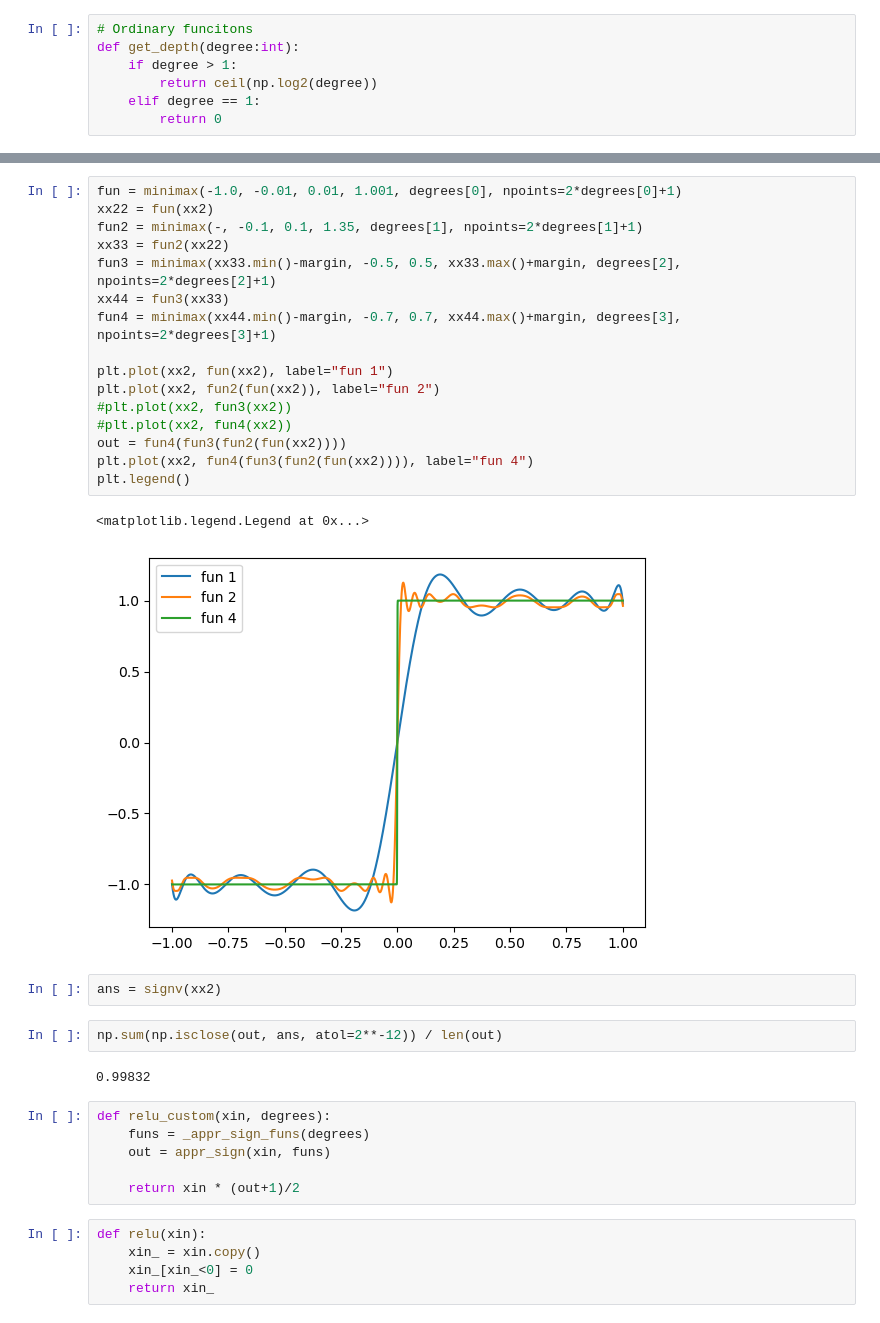
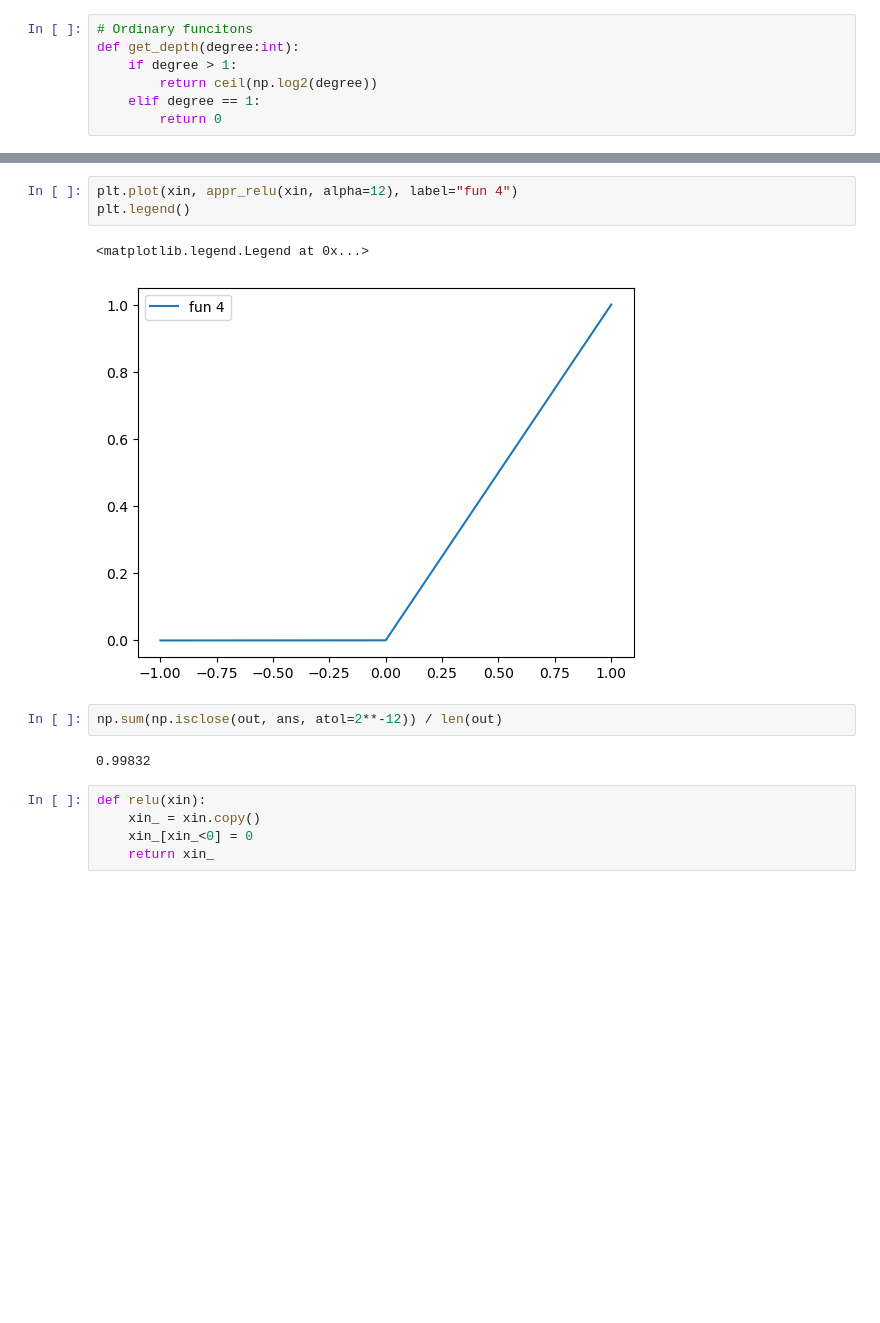
Before and after one commit to Deep-In-Sight/FHE_simulator, a Jupyter notebook: ReLU.ipynb, the cells around one changed output, grey strips where cells are left out. Drawn from its saved outputs; the diff is of its cells as text; blank space fills up the shorter version.

Commit message:
approximate comparison and relu

```diff
--- a/ReLU.ipynb
+++ b/ReLU.ipynb
@@ -213,35 +48,14 @@ plt.plot(xin, out)
 [figure]
-# %%
-fun = minimax(-1.0, -0.01, 0.01, 1.001, degrees[0], npoints=2*degrees[0]+1)
-xx22 = fun(xx2)
-fun2 = minimax(-, -0.1, 0.1, 1.35, degrees[1], npoints=2*degrees[1]+1)
-xx33 = fun2(xx22)
-fun3 = minimax(xx33.min()-margin, -0.5, 0.5, xx33.max()+margin, degrees[2], npoints=2*degrees[2]+1)
-xx44 = fun3(xx33)
-fun4 = minimax(xx44.min()-margin, -0.7, 0.7, xx44.max()+margin, degrees[3], npoints=2*degrees[3]+1)
-
-plt.plot(xx2, fun(xx2), label="fun 1")
-plt.plot(xx2, fun2(fun(xx2)), label="fun 2")
-#plt.plot(xx2, fun3(xx2))
-#plt.plot(xx2, fun4(xx2))
-out = fun4(fun3(fun2(fun(xx2))))
-plt.plot(xx2, fun4(fun3(fun2(fun(xx2)))), label="fun 4")
-plt.legend()
-# %% [output]
-<matplotlib.legend.Legend at 0x...>
-[figure, removed]
-# %%
-ans = signv(xx2)
+# %%
+plt.plot(xin, appr_relu(xin, alpha=12), label="fun 4")
+plt.legend()
+# %% [output]
+<matplotlib.legend.Legend at 0x...>
+[figure, added]
 # %%
 np.sum(np.isclose(out, ans, atol=2**-12)) / len(out)
 # %% [output]
 0.99832
-# %%
-def relu_custom(xin, degrees):
-    funs = _appr_sign_funs(degrees)
-    out = appr_sign(xin, funs)
-
-    return xin * (out+1)/2
 # %%
 def relu(xin):
     xin_ = xin.copy()
```
Also changed, not shown: parts of 16 cells of this notebook, 1 other file.
